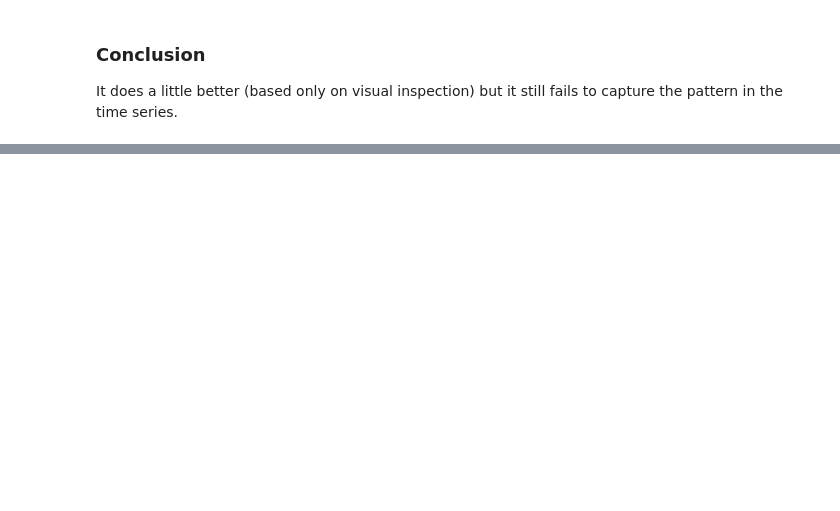
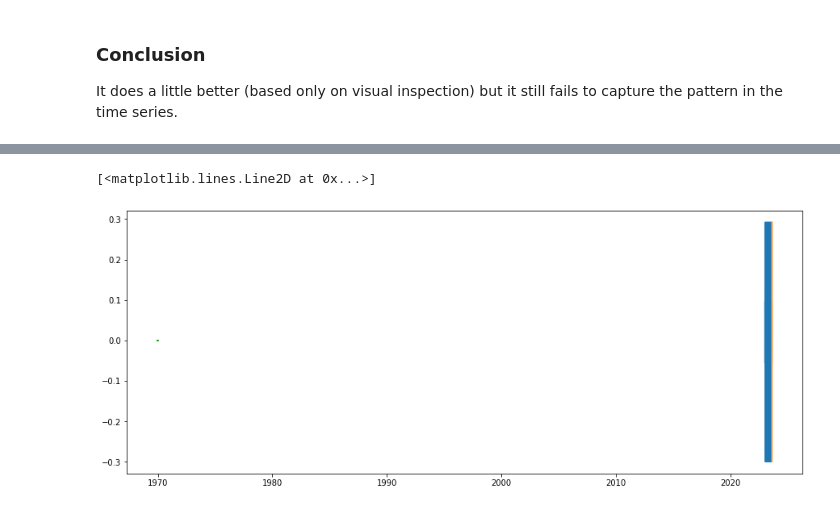
Before and after one commit to LVKinyanjui/TimeSeries, a Jupyter notebook: _03_finacial_data_analysis.ipynb, the cells around one changed output, grey strips where cells are left out. Saved outputs shown, nothing was run; the diff lists cells and outputs as text; code cells hidden in the pictures; blank space fills up the shorter version.

Commit message:
Financial data analysis: Added seasonality prediction

```diff
--- a/_03_finacial_data_analysis.ipynb
+++ b/_03_finacial_data_analysis.ipynb
@@ -297,6 +281,0 @@ dtype: float64
-# %%
-tscv = TimeSeriesSplit(n_splits=2, test_size=apple.shape[0]//10)
-
-for train_index, test_index in tscv.split(apple):
-    train = apple.iloc[train_index]
-    test = apple.iloc[test_index]
@@ -331,0 +284,14 @@ We need to add back the trend to the prediction to have proper prediction. This
+# %%
+seasonal = add_decomp_price.seasonal
+# %%
+tscv = TimeSeriesSplit(n_splits=2, test_size=len(seasonal)//10)
+for train_index, test_index in tscv.split(seasonal):
+    train = seasonal[train_index]
+    test = seasonal[test_index]
+# %%
+model = auto_arima(seasonal, trace=True, error_action='ignore', suppress_warnings=True)
+model.fit(train)
+
+forecast = pd.DataFrame()
+forecast['prediction'] = model.predict(n_periods=len(test))
+forecast.set_index(test.index, inplace=True)
@@ -331,0 +329,7 @@ We need to add back the trend to the prediction to have proper prediction. This
+# %%
+plt.plot(train, label="Training")
+plt.plot(test, label="Testing")
+plt.plot(forecast, label="Predicted")
+# %% [output]
+[<matplotlib.lines.Line2D at 0x...>]
+[figure, added]
```
Also changed, not shown: parts of 25 cells of this notebook, 1 other file.
